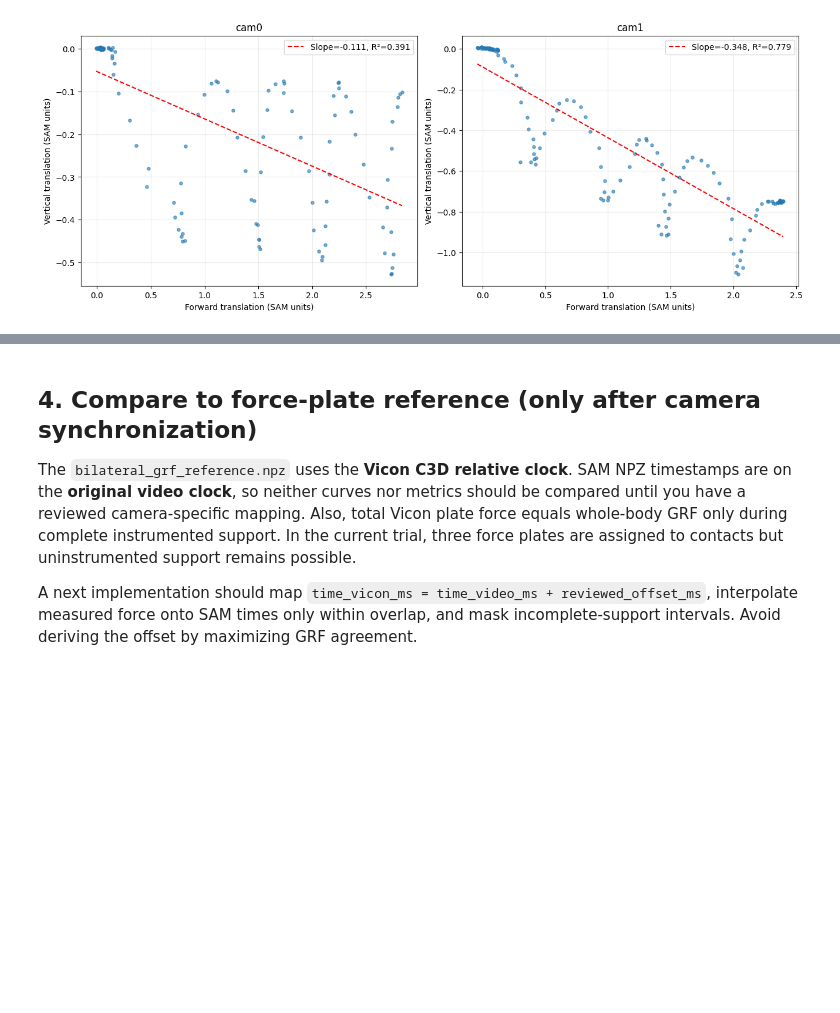
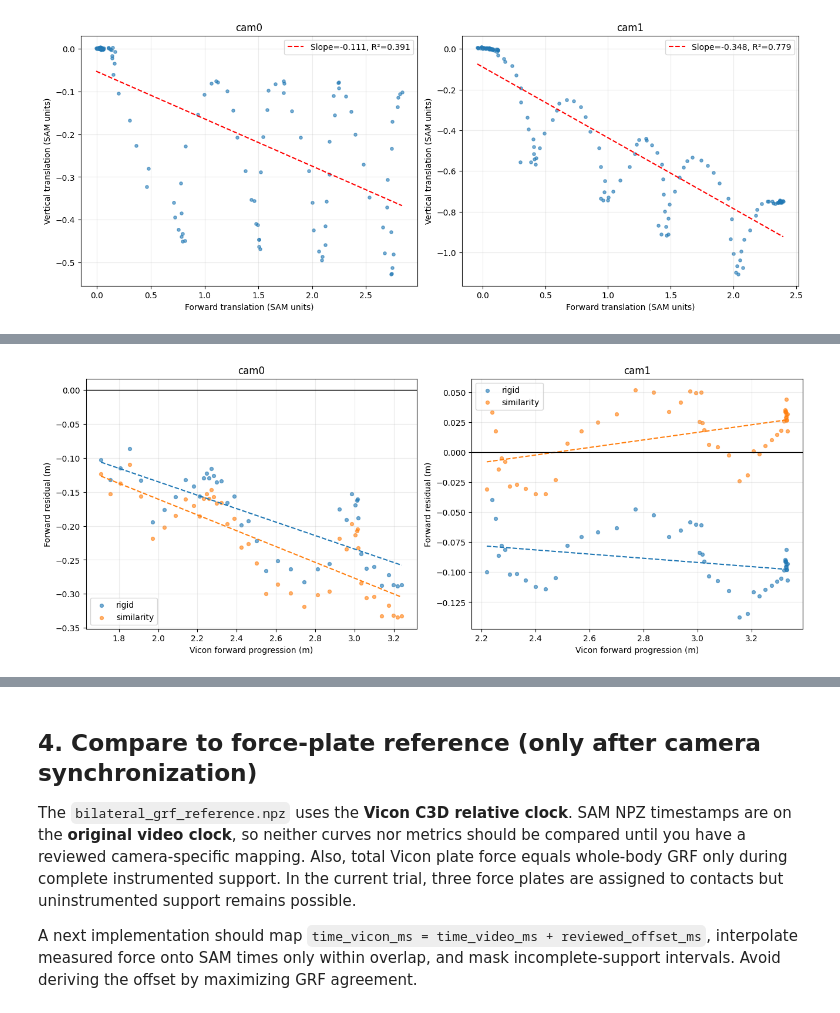
Before and after one commit to tdjohnson1987/markerless_sam, a Jupyter notebook: notebooks/03_kinetics_physics_informed.ipynb, the cells around one changed output, grey strips where cells are left out. Saved outputs shown, nothing was run; the diff lists cells and outputs as text; code cells hidden in the pictures; blank space fills up the shorter version.

```diff
--- a/notebooks/03_kinetics_physics_informed.ipynb
+++ b/notebooks/03_kinetics_physics_informed.ipynb
@@ -2524,3 +2526,6 @@ for ax, camera in zip(axes, CAMERAS):
 plt.show()
 # %% [output]
 [figure]
+# %%
+for camera, d in camera_data.items():
+    print(camera, d.keys())
@@ -2665,7 +2673,7 @@ for camera in CAMERAS:
     d = camera_data[camera]
 
     t = np.asarray(d["time_vicon_s"], dtype=float)
-    sam = np.asarray(d["pelvis_camera"], dtype=float)
+    sam = np.asarray(d["hip_camera"], dtype=float)
 
     vicon_at_sam = interpolate_vicon_3d(t)
 
@@ -2818,0 +2984,78 @@ plt.show()
+# %%
+
+from scipy.stats import linregress
+
+fig, axes = plt.subplots(
+    1, 2, figsize=(13, 5),
+    layout="constrained"
+)
+
+rows = []
+
+for ax, camera in zip(axes, CAMERAS):
+    result = registration_results[camera]
+
+    vicon = result["vicon"]
+    split = result["n_train"]
+
+    # Laboratory Y axis is forward
+    forward = vicon[:, 1]
+    progress = forward - forward[0]
+
+    for method in ("rigid", "similarity"):
+        predicted = result["models"][method]["predicted_lab"]
+
+        residual = predicted[:, 1] - forward
+
+        # Use held-out observations only
+        x = progress[split:]
+        y = residual[split:]
+
+        valid = np.isfinite(x) & np.isfinite(y)
+
+        if valid.sum() < 3 or np.ptp(x[valid]) < 1e-8:
+            print(f"{camera} {method}: insufficient variation")
+            continue
+
+        fit = linregress(x[valid], y[valid])
+
+        rows.append({
+            "camera": camera,
+            "method": method,
+            "heldout_slope": fit.slope,
+            "heldout_r2": fit.rvalue**2,
+            "heldout_forward_rmse_m": np.sqrt(
+                np.mean(y[valid]**2)
+            ),
+        })
+
+        ax.scatter(
+            x[valid], y[valid],
+            s=18, alpha=0.6,
+            label=method
+        )
+
+        xx = np.linspace(
+            x[valid].min(),
+            x[valid].max(),
+            100
+        )
+
+        ax.plot(
+            xx,
+            fit.intercept + fit.slope * xx,
+            linestyle="--"
+        )
+
+    ax.axhline(0, color="black", linewidth=1)
+    ax.set_title(camera)
+    ax.set_xlabel("Vicon forward progression (m)")
+    ax.set_ylabel("Forward residual (m)")
+    ax.grid(alpha=0.25)
+    ax.legend()
+
+plt.show()
+
+display(pd.DataFrame(rows).round(4))
+# %% [output]
+[figure, added]
```
Also changed, not shown: parts of 20 cells of this notebook.
